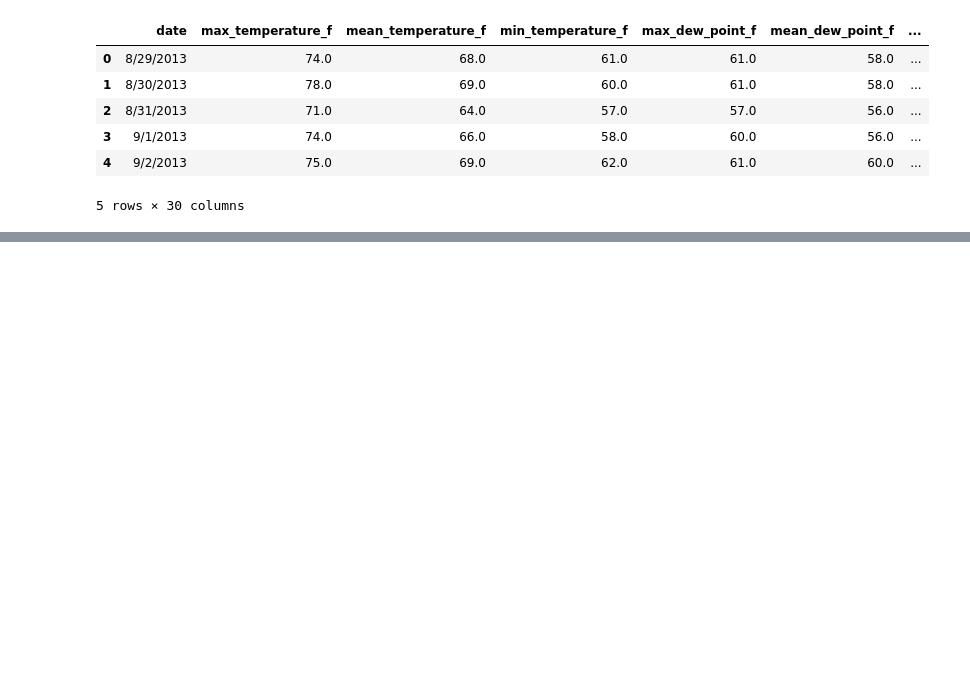
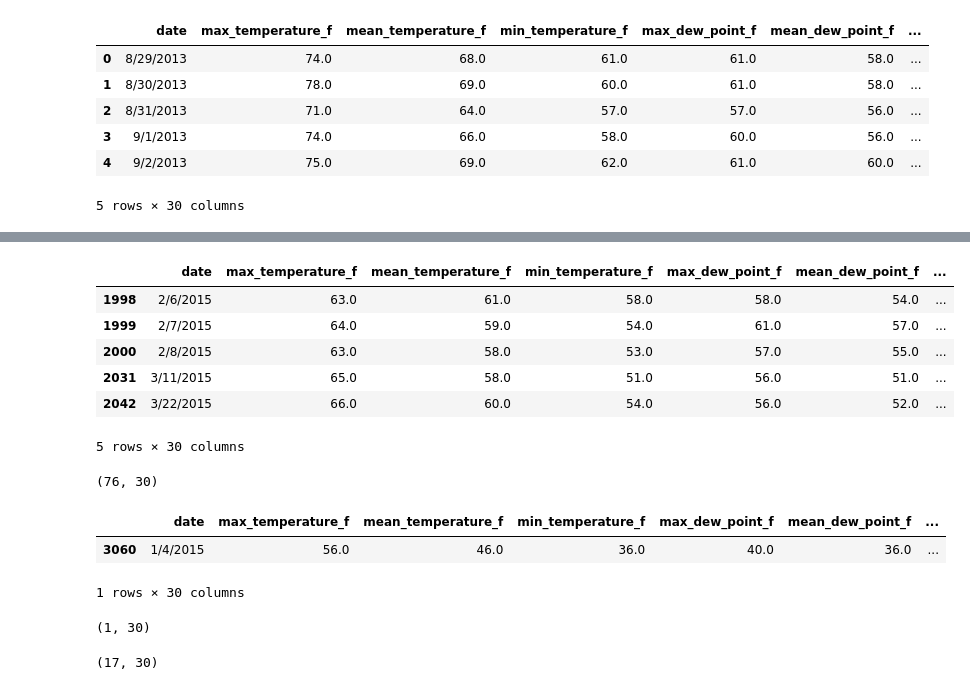
Before and after one commit to agustinpalmeira/TP-BicycleRental, a Jupyter notebook: weather.ipynb, the cells around one changed output, grey strips where cells are left out. Drawn from its saved outputs; the diff is of its cells as text; code cells hidden in the pictures; blank space fills up the shorter version.

```diff
--- a/weather.ipynb
+++ b/weather.ipynb
@@ -251,0 +269,17 @@ weatherWithDates.head()
+# %%
+# Rain - 2015
+
+weather_2015_rain = weather_2015[weather_2015['events'] == 'Rain']
+weather_2015_rain.head()
+# %% [output]
+|  | date | max_temperature_f | mean_temperature_f | min_temperature_f | max_dew_point_f | mean_dew_point_f | ... |
+| 1998 | 2/6/2015 | 63.0 | 61.0 | 58.0 | 58.0 | 54.0 | ... |
+| 1999 | 2/7/2015 | 64.0 | 59.0 | 54.0 | 61.0 | 57.0 | ... |
+| 2000 | 2/8/2015 | 63.0 | 58.0 | 53.0 | 57.0 | 55.0 | ... |
+| 2031 | 3/11/2015 | 65.0 | 58.0 | 51.0 | 56.0 | 51.0 | ... |
+| 2042 | 3/22/2015 | 66.0 | 60.0 | 54.0 | 56.0 | 52.0 | ... |
+5 rows × 30 columns
+# %%
+weather_2015_rain.shape # Hay 76 dias de lluvia en todo el 2015
+# %% [output]
+(76, 30)
@@ -251,0 +288,15 @@ weatherWithDates.head()
+# %%
+weather_2015_rain_enero.head()
+# %% [output]
+|  | date | max_temperature_f | mean_temperature_f | min_temperature_f | max_dew_point_f | mean_dew_point_f | ... |
+| 3060 | 1/4/2015 | 56.0 | 46.0 | 36.0 | 40.0 | 36.0 | ... |
+1 rows × 30 columns
+# %%
+weather_2015_rain_enero.shape #Llovio solo 1 dia en enero del 2015
+# %% [output]
+(1, 30)
+# %%
+weather_2015_rain_febrero = weather_2015_rain[weather_2015_rain['mes'] == 2]
+weather_2015_rain_febrero.shape #Llovieron 17 dias en Febrero del 2015
+# %% [output]
+(17, 30)
```
Also changed, not shown: parts of 23 cells of this notebook.
